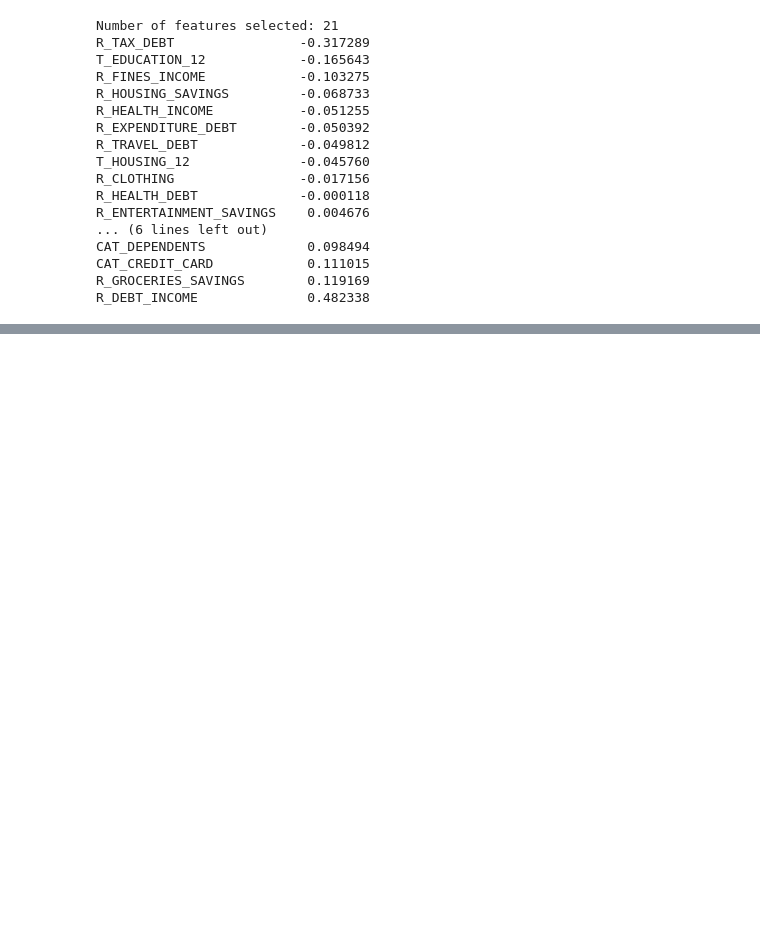
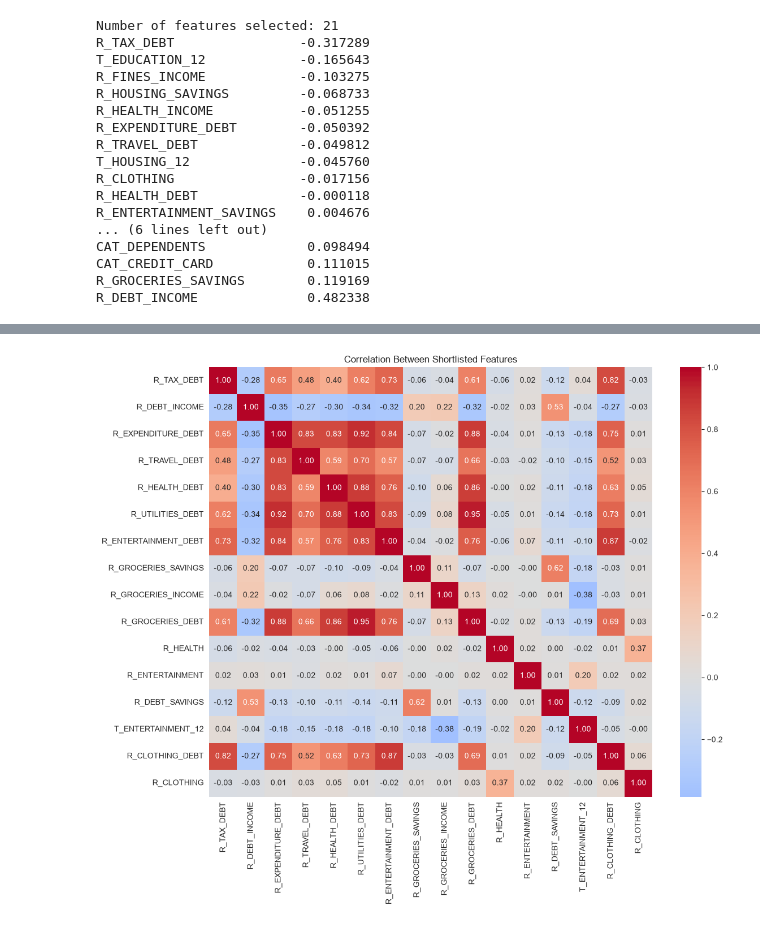
Before and after one commit to yathukamal/Creditscore2, a Jupyter notebook: default_classification.ipynb, the cells around one changed output, grey strips where cells are left out. Saved outputs shown, nothing was run; the diff lists cells and outputs as text; code cells hidden in the pictures; blank space fills up the shorter version.

```diff
--- a/default_classification.ipynb
+++ b/default_classification.ipynb
@@ -715,3 +715,15 @@ CAT_DEPENDENTS             0.098494
 CAT_CREDIT_CARD            0.111015
 R_GROCERIES_SAVINGS        0.119169
 R_DEBT_INCOME              0.482338
+# %%
+#Next using the mann-whitney and Benjamini Hochberg, LASSO=0.1, Random Forest top 20 combine together in one table to see which variables have the strongest evidence across the methods
+#Create the three lists
+
+#Mann-Whitney significant features after BH correction
+mw_features = significant_features_corrected['Feature'].tolist()
+
+#LASSO features at C=0.1
+lasso_features = lasso_selected_21.index.tolist()
+
+#Top 20 Random Forest features
+rf_features = feature_importances.head(20).index.tolist()
@@ -717,0 +810,27 @@ R_DEBT_INCOME              0.482338
+# %%
+#Now correlation analysis of these variables
+shortlisted_features = feature_selection [
+    feature_selection['Consensus_Score'] >= 2
+].index.tolist()
+
+#Calculate correlations between shortlisted features
+shortlist_corr = dataset2[shortlisted_features].corr()
+
+#Display the correlation matrix
+print(shortlist_corr.to_string())
+
+#Visualise matrix as heatmap
+plt.figure(figsize=(12, 10))
+
+sns.heatmap(
+    shortlist_corr,
+    annot=True,
+    fmt=".2f",
+    cmap="coolwarm",
+    center=0
+)
+
+plt.title("Correlation Between Shortlisted Features")
+plt.tight_layout()
+plt.show()
+# %% [output]
@@ -717,0 +854 @@ R_DEBT_INCOME              0.482338
+[figure, added]
```
Also changed, not shown: parts of 3 cells of this notebook.
